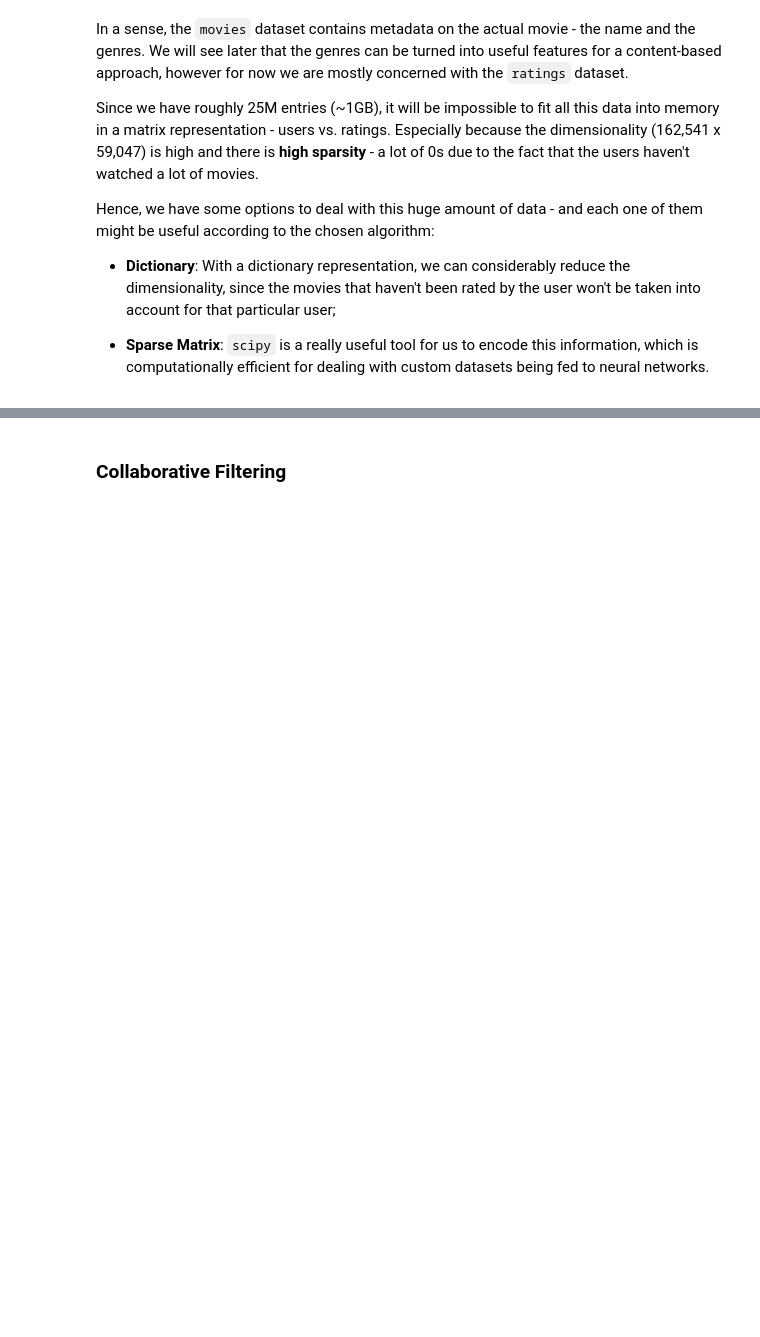
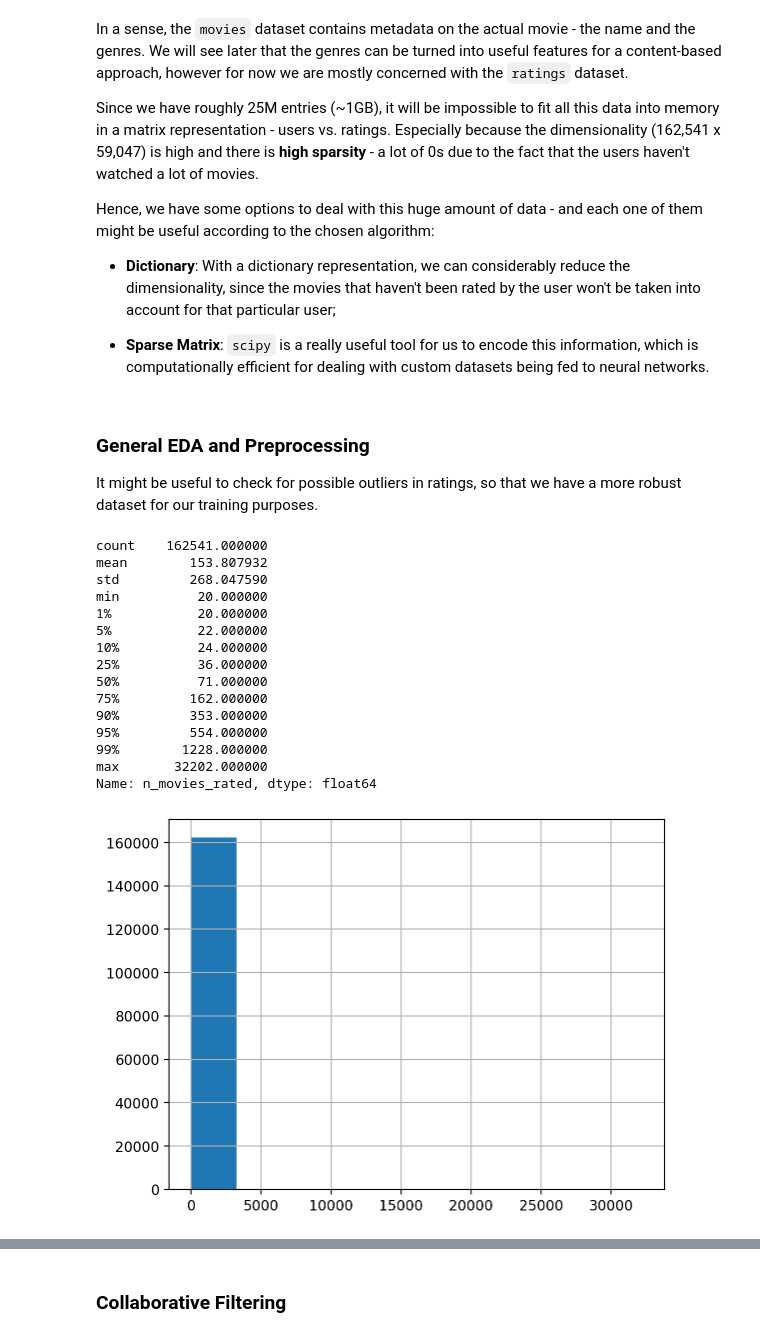
Before and after one commit to gfluz94/recommender-systems, a Jupyter notebook: notebooks/Developments.ipynb, the cells around one changed output, grey strips where cells are left out. Cells and saved outputs as stored; diff of their text form; code cells hidden in the pictures; blank space fills up the shorter version.

Commit message:
add cleaning and preprocessing capabilities

```diff
--- a/notebooks/Developments.ipynb
+++ b/notebooks/Developments.ipynb
@@ -123,3 +126,35 @@ Hence, we have some options to deal with this huge amount of data - and each one
 * **Dictionary**: With a dictionary representation, we can considerably reduce the dimensionality, since the movies that haven't been rated by the user won't be taken into account for that particular user;
 
 * **Sparse Matrix**: `scipy` is a really useful tool for us to encode this information, which is computationally efficient for dealing with custom datasets being fed to neural networks.
+# %% [markdown]
+### General EDA and Preprocessing
+
+It might be useful to check for possible outliers in ratings, so that we have a more robust dataset for our training purposes.
+# %%
+movies_rated_by_user = df_ratings.groupby("userId").agg({
+    "movieId": pd.Series.nunique,
+}).rename(columns={
+    "movieId": "n_movies_rated",
+}).reset_index()
+
+display(movies_rated_by_user["n_movies_rated"].describe(percentiles=[
+    0.01, 0.05, 0.10, 0.25, 0.75, 0.90, 0.95, 0.99
+]))
+movies_rated_by_user["n_movies_rated"].hist();
+# %% [output]
+count    162541.000000
+mean        153.807932
+std         268.047590
+min          20.000000
+1%           20.000000
+5%           22.000000
+10%          24.000000
+25%          36.000000
+50%          71.000000
+75%         162.000000
+90%         353.000000
+95%         554.000000
+99%        1228.000000
+max       32202.000000
+Name: n_movies_rated, dtype: float64
+[figure, added]
```
Also changed, not shown: parts of 12 cells of this notebook.
